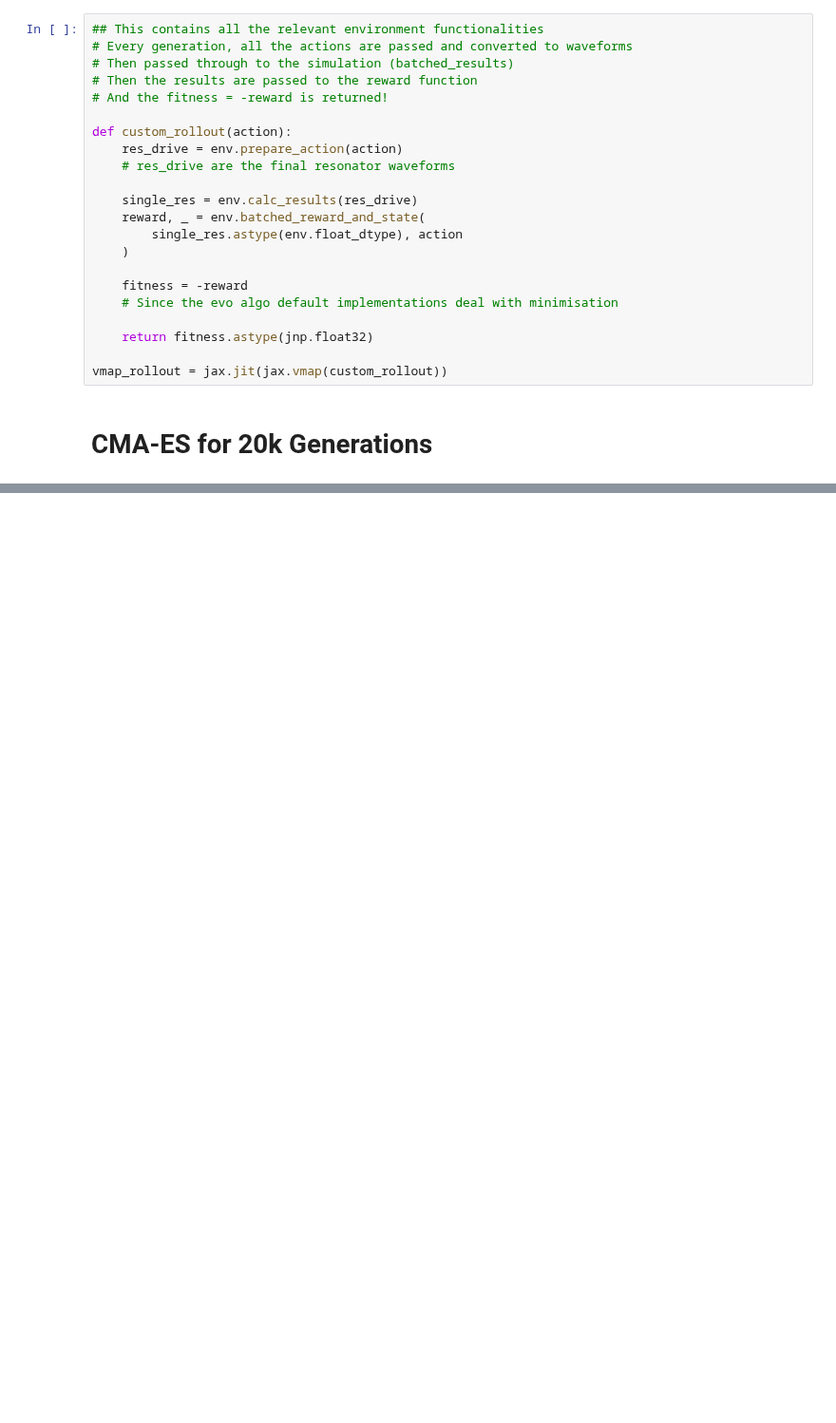
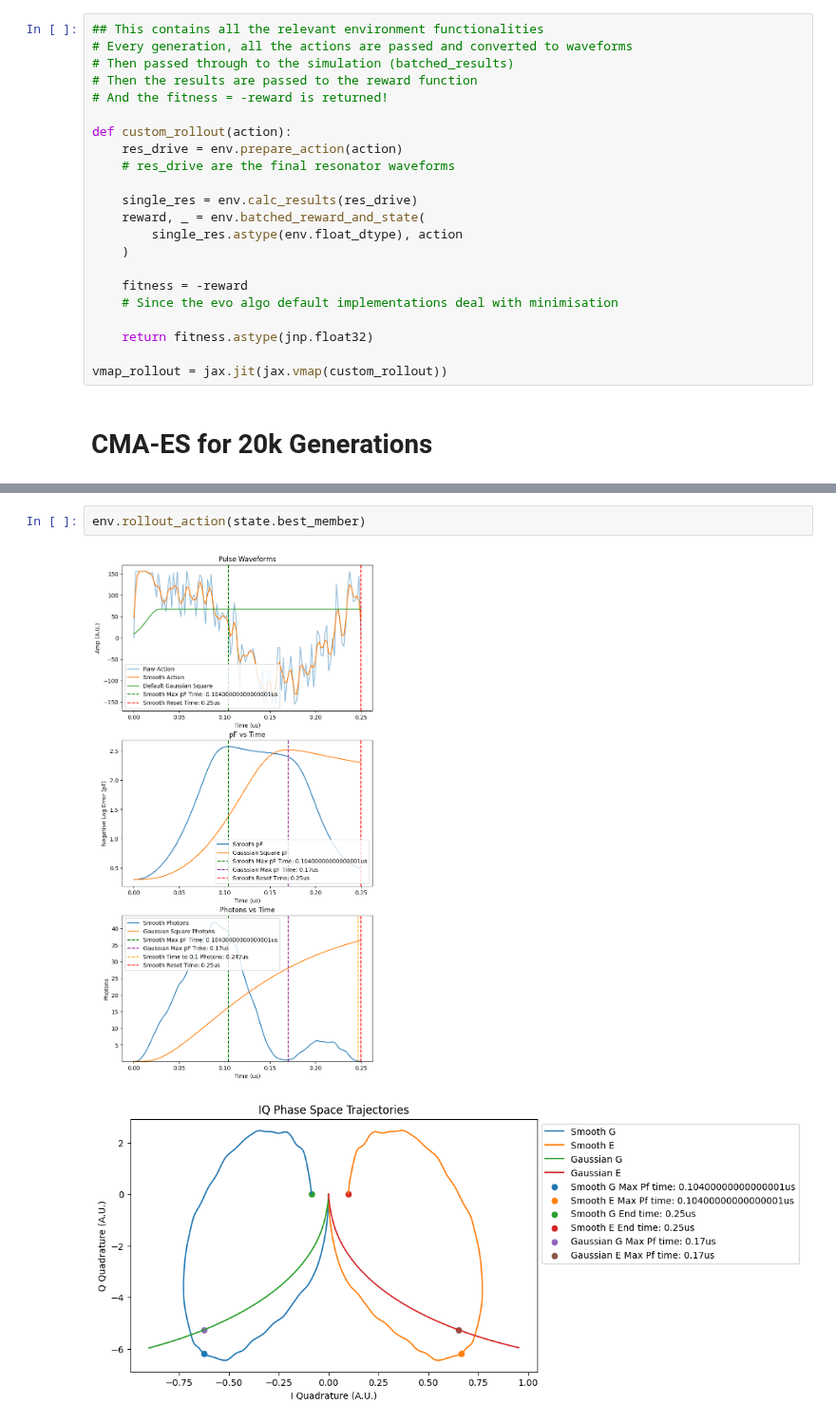
Before and after one commit to AnikenC/ReadoutWithRL, a Jupyter notebook: readoutWithRL/MLControl/learning_curves.ipynb, the cells around one changed output, grey strips where cells are left out. Shown at 95% size. Saved outputs shown, nothing was run; the diff lists cells and outputs as text; blank space fills up the shorter version.

```diff
--- a/readoutWithRL/MLControl/learning_curves.ipynb
+++ b/readoutWithRL/MLControl/learning_curves.ipynb
@@ -282,0 +285,5 @@ KeyboardInterrupt:
+# %%
+env.rollout_action(state.best_member)
+# %% [output]
+[figure, added]
+[figure, added]
```
Also changed, not shown: parts of 5 cells of this notebook.
